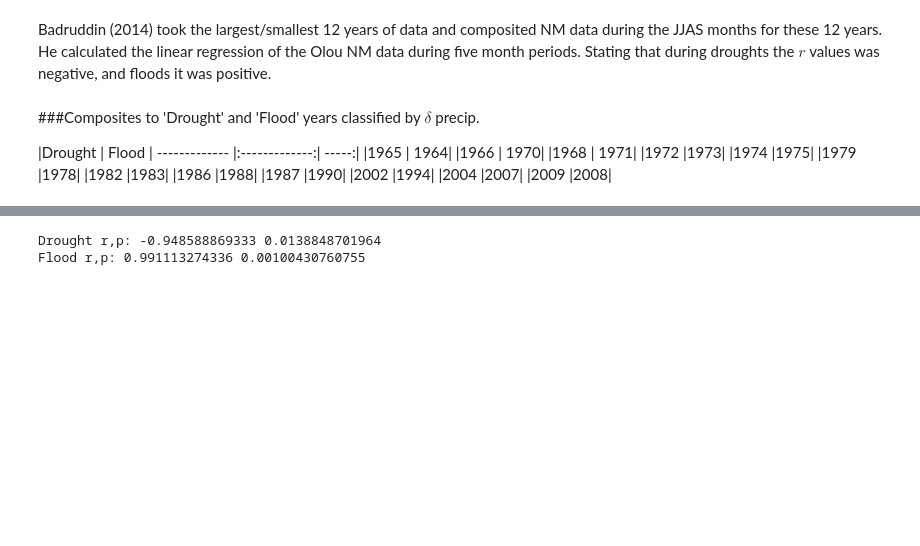
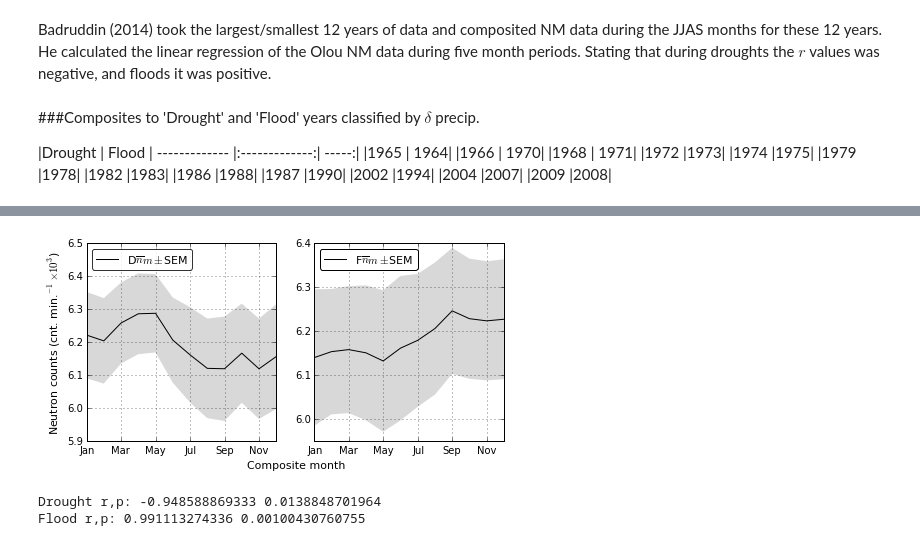
Before and after one commit to benlaken/Nbks, a Jupyter notebook: Monsoon_analysis.ipynb, the cells around one changed output, grey strips where cells are left out. Cells and saved outputs as stored; diff of their text form; code cells hidden in the pictures; blank space fills up the shorter version.

```diff
--- a/Monsoon_analysis.ipynb
+++ b/Monsoon_analysis.ipynb
@@ -187,3 +164,67 @@ plt.show(my_comps)
+# %%
+d_means=np.array(d_means)* 0.001
+f_means=np.array(f_means)* 0.001
+d_errors=np.array(d_errors)* 0.001    # Make the values smaller for plotting
+f_errors=np.array(f_errors) * 0.001
+# %%
+# nb. http://www.elsevier.com/author-schemas/artwork-and-media-instructions/artwork-sizing
+# according to Elseveers figure guide, double width images should be 190mm, single should be 90mm
+# Python requires size in inches. For a double width image (as below) at a 2:1 aspect this
+# translates to 7.48:3.54   (for single column 1:1 should be 3.54:3.54). Pub resoltion = 300dpi
+
+mrange = arange(0,12)
+xlabs =['Jan','Mar','May','Jul','Sep','Nov']
+
+# Plot time series
+my_comps = plt.figure()
+my_comps.set_size_inches(7.48,3.54)         # Specify the output size
+
+#bigAxes = my_comps.add_subplot(111,frameon=False)     # hide frame
+#bigAxes.set_position(pos=[0.0,0.0,1.0,0.0])
+#bigAxes.set_xticks([])                        # don't want to see any ticks on this axis
+#bigAxes.set_yticks([])
+#bigAxes.set_ylabel(r'Oulu neutron counts (cnt min $^{-1}$))')
+#bigAxes.set_xlabel(r'Composite month')
+
+big_ax = my_comps.add_subplot(111)
+big_ax.set_axis_bgcolor('none')
+big_ax.tick_params(labelcolor='none', top='off', bottom='off', left='off', right='off')
+big_ax.set_frame_on(False)
+big_ax.set_ylabel(r"Neutron counts (cnt. min.$^{-1} \times10^{3}$)", fontsize=11)
+big_ax.set_xlabel(r"Composite month", fontsize=11)
+
+ax1 = my_comps.add_subplot(121)        # Add an axis frame object to the plot (i.e. a pannel)
+ax2 = my_comps.add_subplot(122)
+#ax1.set_position(pos=[0.2,0.17,0.3,0.75])
+#ax2.set_position(pos=[0.57,0.17,0.3,0.75])
+
+ax1.plot(mrange,d_means,'k-')
+ax1.fill_between(mrange,(d_means-d_errors),(d_means + d_errors),color='gray',linewidth=0,alpha=0.3)
+#ax1.errorbar(mrange,d_means,yerr=d_errors,xerr=None,c='k')
+ax1.set_xticklabels(xlabs)
+ax1.set_xlim(0,11)
+
+leg1=ax1.legend([r'D$\overline{n}m \pm$SEM'], loc=2,prop={'size':11},
+                numpoints=1,markerscale=5.,frameon=True,fancybox=True)
+leg1.get_frame().set_alpha(0.8)
+
+ax2.plot(mrange,f_means,'k-')
+ax2.fill_between(mrange,(f_means-f_errors),(f_means + f_errors),color='gray',linewidth=0,alpha=0.3)
+#ax2.errorbar(mrange,f_means,yerr=f_errors,xerr=None,c='k')
+ax2.set_xlim(0,11)
+ax2.set_xticklabels(xlabs)
+
+leg2=ax2.legend([r'F$\overline{n}m \pm$SEM'], loc=2,prop={'size':11},
+                numpoints=1,markerscale=5.,frameon=True,fancybox=True)
+leg1.get_frame().set_alpha(0.8)
+
+ax1.grid(True)
+ax2.grid(True)
+
+plt.show(my_comps)
+my_comps.savefig('Composite_samples.pdf',dpi=300)
+# %% [output]
+[figure, added]
 # %%
 from scipy.stats.stats import pearsonr
 # %%
```
Also changed, not shown: parts of 3 cells of this notebook.
